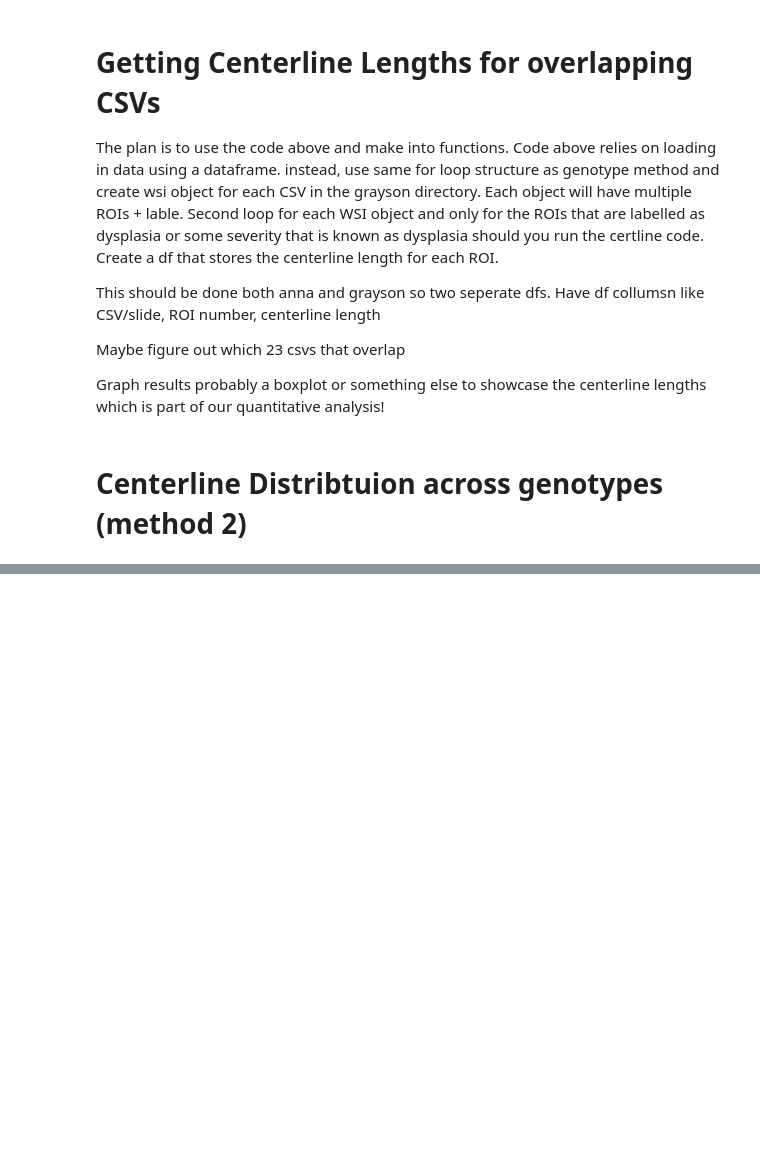
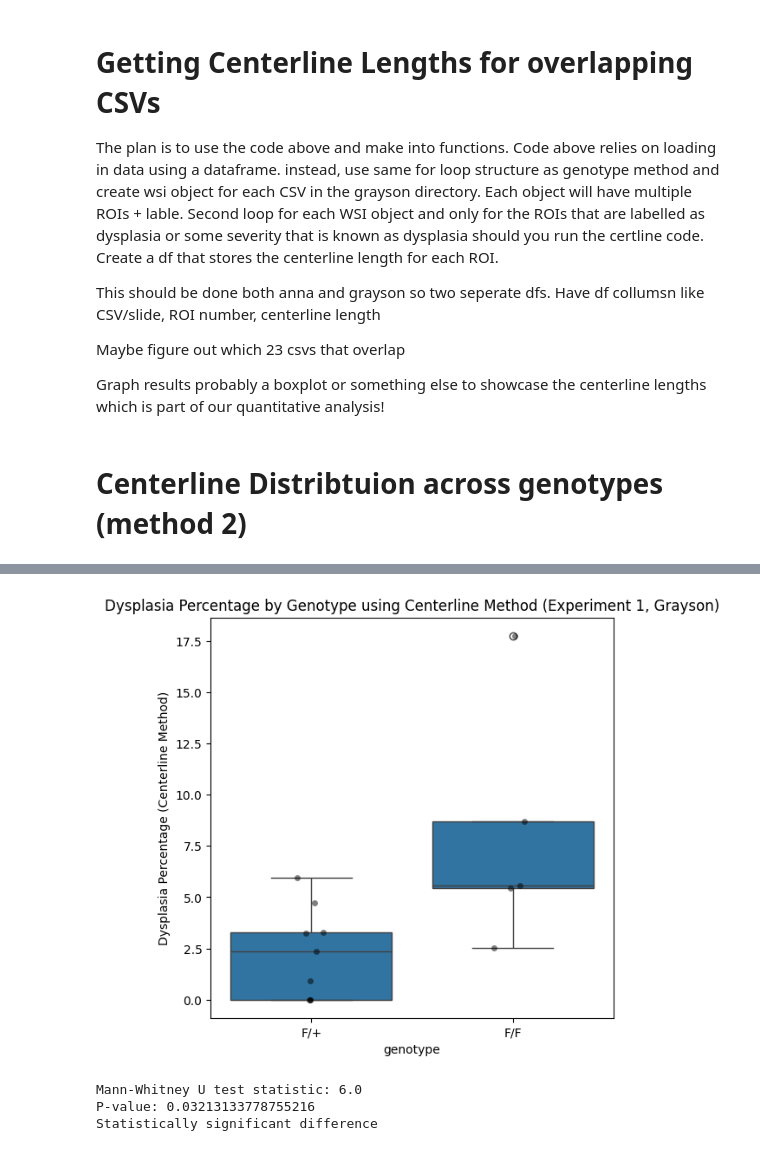
Before and after one commit to Satanna1/Cancer_Project_2025, a Jupyter notebook: Qualitative_Notebook.ipynb, the cells around one changed output, grey strips where cells are left out. Cells and saved outputs as stored; diff of their text form; code cells hidden in the pictures; blank space fills up the shorter version.

Commit message:
updated with centerline percentage method and made process faster by using Dijkstra's method

```diff
--- a/Qualitative_Notebook.ipynb
+++ b/Qualitative_Notebook.ipynb
@@ -1060,6 +1061,22 @@ def find_longest_path(G_largest):
         return None
     #returns the longest path between the two terminal nodes
     return nx.shortest_path(G_largest, source=best_pair[0], target=best_pair[1], weight="weight")
+# %%
+#alternative maybe faster way of getting longest path using dijkstra's algorithm
+def find_weighted_diameter_path(G):
+    # 1) Pick an arbitrary node
+    start = next(iter(G.nodes))
+    # 2) Dijkstra from start to get all distances
+    dist1, _ = nx.single_source_dijkstra(G, start, weight="weight")
+    # 3) Find farthest node from start
+    u = max(dist1, key=dist1.get)
+    # 4) Dijkstra from u to get distances & predecessors
+    dist2, paths = nx.single_source_dijkstra(G, u, weight="weight")
+    # 5) Find farthest node from u
+    v = max(dist2, key=dist2.get)
+    # 6) The path from u to v is the diameter
+    #now we actually use the path dictionary and return the path from u to v
+    return paths[v]
 # %%
 # --------------------------
 # 2) Your Existing Voronoi + Graph Steps
@@ -1123,7 +1140,10 @@ def process_wsi(wsi):
         G_largest = G.subgraph(largest_cc).copy()
 
         # Find the longest path among terminal nodes
-        longest_path = find_longest_path(G_largest)
+        # longest_path = find_longest_path(G_largest)
+        #alternative maybe faster way of getting longest path using dijkstra's algorithm
+        longest_path = find_weighted_diameter_path(G_largest)
+
         if longest_path:
             centerline = LineString(longest_path)
         else:
@@ -1561,0 +1644,39 @@ else:
+# %%
+#make boxplot of dysplasia centerline length by genotype
+import seaborn as sns
+import matplotlib.pyplot as plt
+
+#shoudln't drop zeros because that genotype may have no dysplasia which is important for our resutls especially since we are comparing against genotypes
+#make boxplot of dysplasia percentage by genotype
+plt.figure(figsize=(6, 6))
+sns.boxplot(x='genotype', y='total_dys_percentage', data=results_pct)
+sns.stripplot(x='genotype', y='total_dys_percentage', data=results_pct,
+              color='black', alpha=0.5)  # optional jittered points
+
+plt.title("Dysplasia Percentage by Genotype using Centerline Method (Experiment 1, Grayson)")
+plt.ylabel("Dysplasia Percentage (Centerline Method)")
+plt.show()
+# %% [output]
+[figure, added]
+# %%
+#seeing if results are statistically different
+from scipy.stats import mannwhitneyu
+
+# Split groups
+group_fplus_new = results_pct[results_pct["genotype"] == "F/+"]["total_dys_percentage"]
+group_ff_new = results_pct[results_pct["genotype"] == "F/F"]["total_dys_percentage"]
+
+# Run Mann-Whitney U test
+stat, p = mannwhitneyu(group_fplus_new, group_ff_new, alternative='two-sided')
+
+print(f"Mann-Whitney U test statistic: {stat}")
+print(f"P-value: {p}")
+
+if p < 0.05:
+    print("Statistically significant difference")
+else:
+    print("Not statistically significant")
+# %% [output]
+Mann-Whitney U test statistic: 6.0
+P-value: 0.03213133778755216
+Statistically significant difference
```
Also changed, not shown: parts of 11 cells of this notebook, 2 other files.
